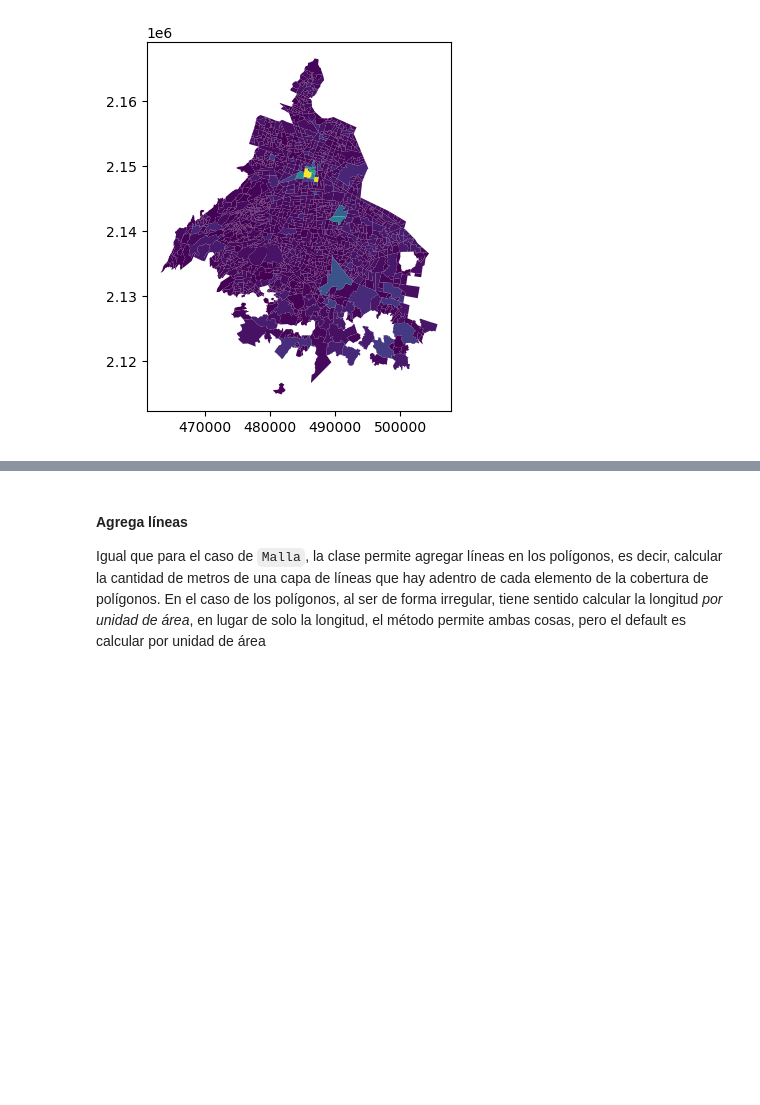
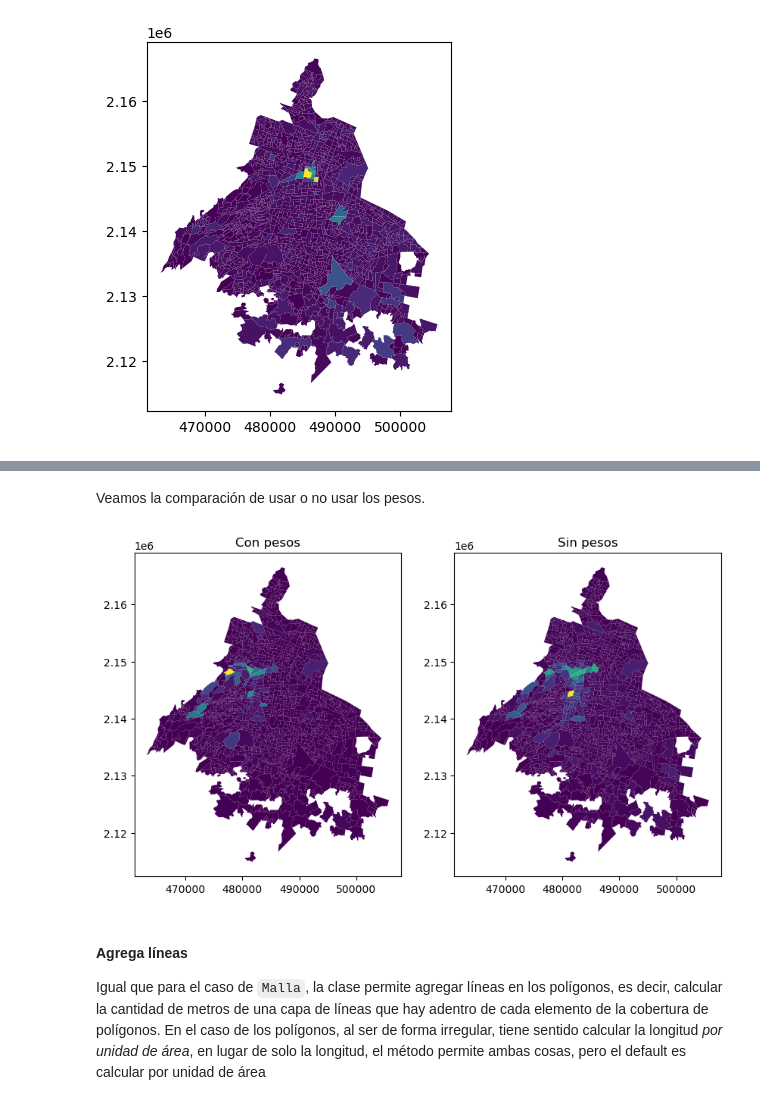
Before and after one commit to CentroGeo/pyLandUseMX, a Jupyter notebook: nbs/api/01_usodesuelo.ipynb, the cells around one changed output, grey strips where cells are left out. Cells and saved outputs as stored; diff of their text form; code cells hidden in the pictures; blank space fills up the shorter version.

```diff
--- a/nbs/api/01_usodesuelo.ipynb
+++ b/nbs/api/01_usodesuelo.ipynb
@@ -854,0 +883,3 @@ agregado.datos.plot('Comercio')
+# %%
+agregado_pesos = poligonos.agrega_puntos(usos_pesos.datos, clasificacion='Categoria', pesos='pesos')
+agregado_pesos.datos
@@ -855,3 +900,13 @@ agregado.datos.plot('Comercio')
+# %% [markdown]
+Veamos la comparación de usar o no usar los pesos.
+# %%
+fig, (ax0, ax1) = plt.subplots(1,2, figsize=(10,20))
+ax0 = agregado_pesos.datos.plot('Oficinas', ax=ax0)
+ax0 = ax0.set_title("Con pesos")
+ax1 = agregado.datos.plot('Oficinas', ax=ax1)
+ax1 = ax1.set_title("Sin pesos")
+# %% [output]
+[figure, added]
 # %% [markdown]
 #### Agrega líneas
 
```
Also changed, not shown: parts of 26 cells of this notebook, 2 other files.
